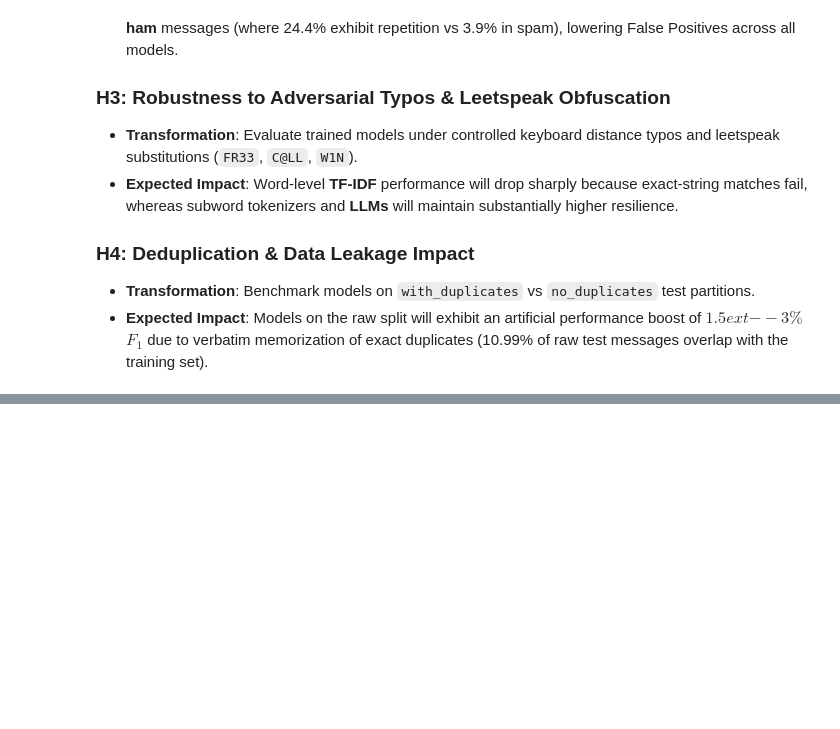
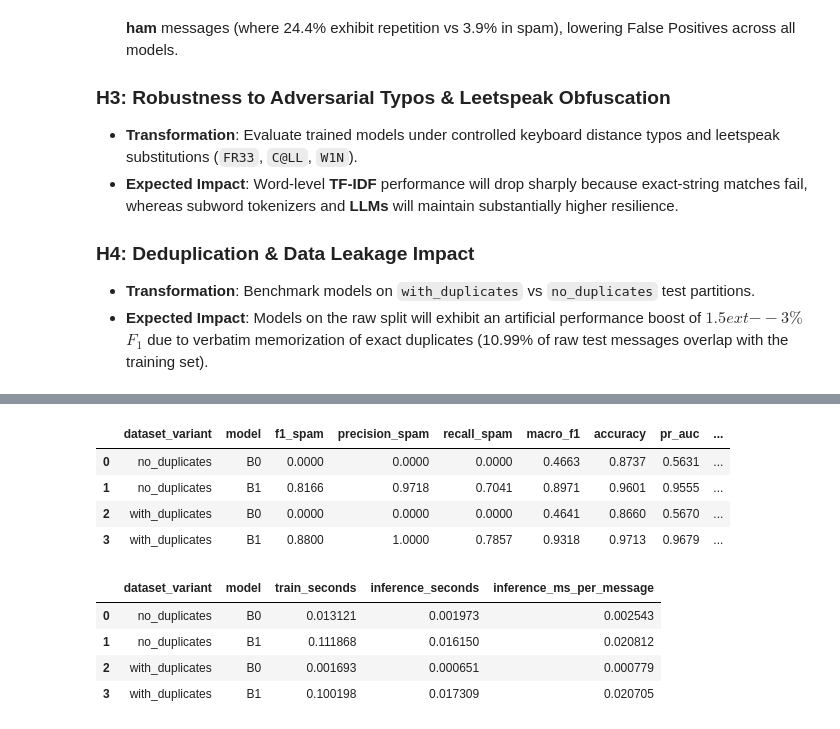
Before and after one commit to Egor332/PPD_Proj, a Jupyter notebook: eda.ipynb, the cells around one changed output, grey strips where cells are left out. Cells and saved outputs as stored; diff of their text form; code cells hidden in the pictures; blank space fills up the shorter version.

```diff
--- a/eda.ipynb
+++ b/eda.ipynb
@@ -797,0 +809,11 @@ Based on the EDA findings and project scope, we formulate 4 concise, testable hy
+# %%
+import numpy as np
+import pandas as pd
+import matplotlib.pyplot as plt
+from sklearn.metrics import ConfusionMatrixDisplay
+
+from sms_spam.config import load_config
+from sms_spam.experiments import RESULTS_DIR, run_experiment
+
+baseline_config = load_config()
+display(baseline_config.to_dict())
@@ -797,0 +838,34 @@ Based on the EDA findings and project scope, we formulate 4 concise, testable hy
+# %%
+baseline_results = [
+    run_experiment(
+        model_name,
+        dataset_variant=dataset_variant,
+        config=baseline_config,
+        output_dir=RESULTS_DIR,
+    )
+    for dataset_variant in ("no_duplicates", "with_duplicates")
+    for model_name in ("B0", "B1")
+]
+
+baseline_summary = pd.DataFrame([result.summary() for result in baseline_results])
+baseline_summary.to_csv(RESULTS_DIR / "summary.csv", index=False)
+
+display(baseline_summary[[
+    "dataset_variant", "model", "f1_spam", "precision_spam", "recall_spam",
+    "macro_f1", "accuracy", "pr_auc", "average_precision", "fp", "fn",
+]].round(4))
+display(baseline_summary[[
+    "dataset_variant", "model", "train_seconds", "inference_seconds",
+    "inference_ms_per_message",
+]].round(6))
+# %% [output]
+|  | dataset_variant | model | f1_spam | precision_spam | recall_spam | macro_f1 | accuracy | pr_auc | ... |
+| 0 | no_duplicates | B0 | 0.0000 | 0.0000 | 0.0000 | 0.4663 | 0.8737 | 0.5631 | ... |
+| 1 | no_duplicates | B1 | 0.8166 | 0.9718 | 0.7041 | 0.8971 | 0.9601 | 0.9555 | ... |
+| 2 | with_duplicates | B0 | 0.0000 | 0.0000 | 0.0000 | 0.4641 | 0.8660 | 0.5670 | ... |
+| 3 | with_duplicates | B1 | 0.8800 | 1.0000 | 0.7857 | 0.9318 | 0.9713 | 0.9679 | ... |
+|  | dataset_variant | model | train_seconds | inference_seconds | inference_ms_per_message |
+| 0 | no_duplicates | B0 | 0.013121 | 0.001973 | 0.002543 |
+| 1 | no_duplicates | B1 | 0.111868 | 0.016150 | 0.020812 |
+| 2 | with_duplicates | B0 | 0.001693 | 0.000651 | 0.000779 |
+| 3 | with_duplicates | B1 | 0.100198 | 0.017309 | 0.020705 |
```
Also changed, not shown: parts of 3 cells of this notebook, 24 other files.
